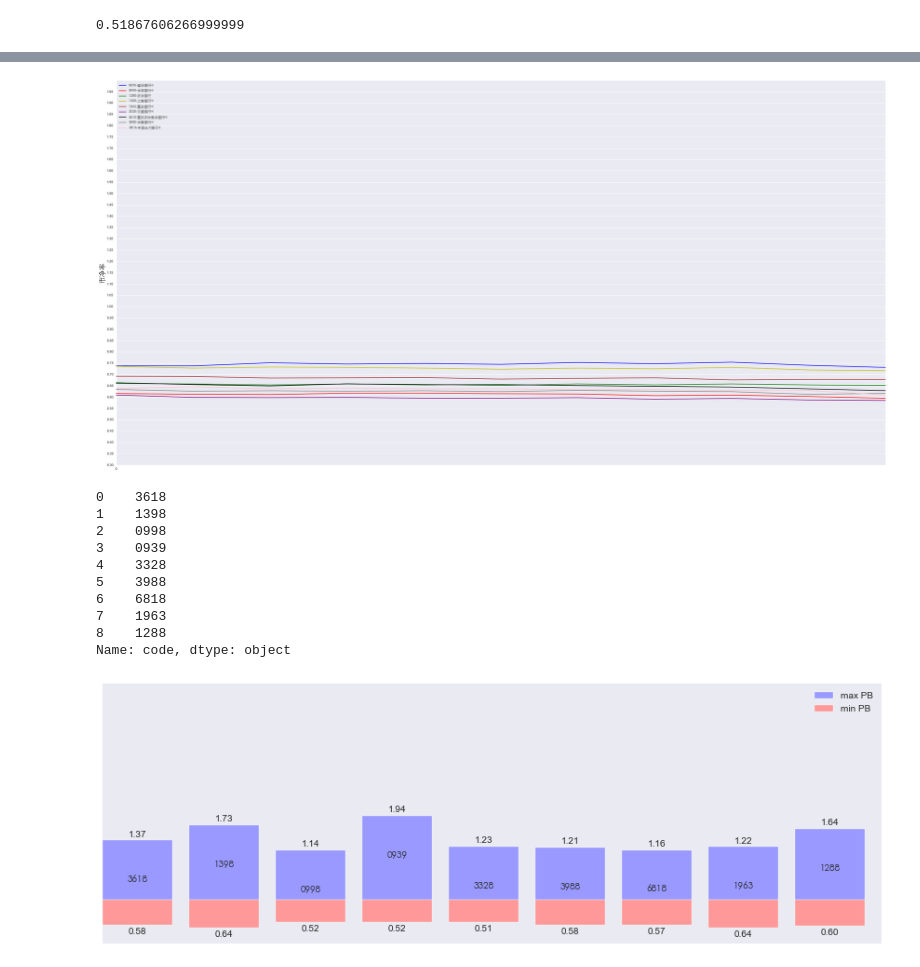
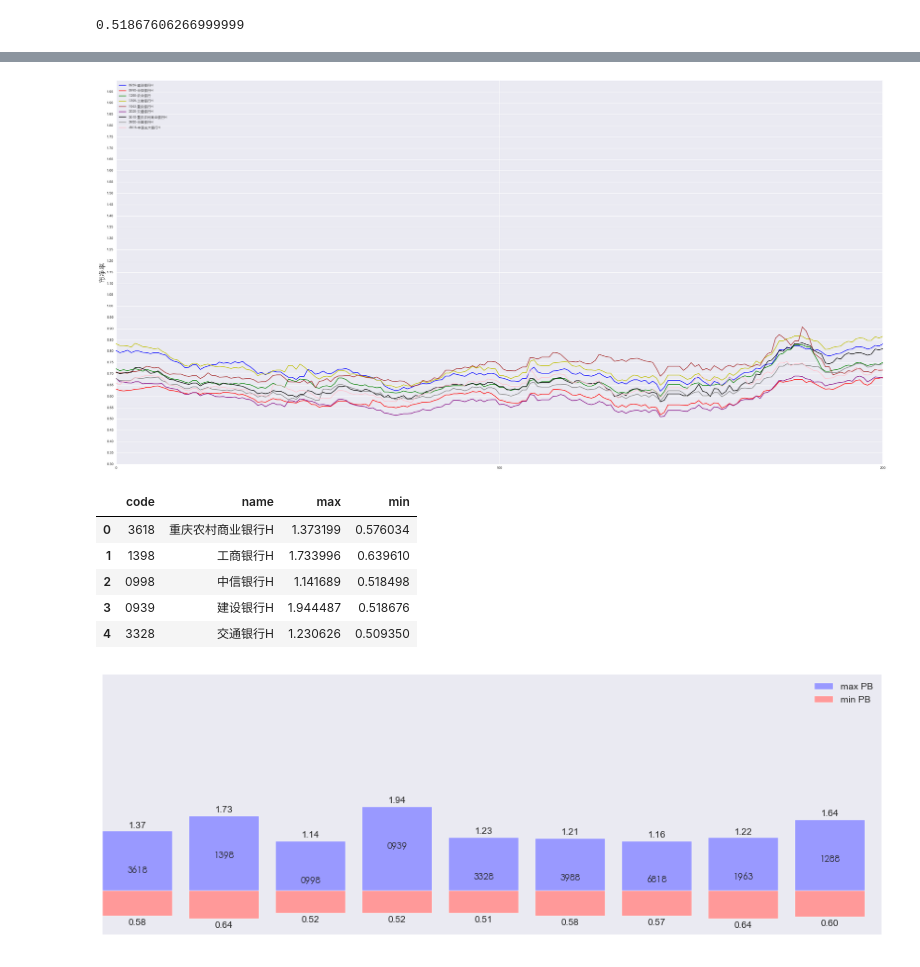
Before and after one commit to Linkding/easybankPB, a Jupyter notebook: plot.ipynb, the cells around one changed output, grey strips where cells are left out. Saved outputs shown, nothing was run; the diff lists cells and outputs as text; code cells hidden in the pictures.

```diff
--- a/plot.ipynb
+++ b/plot.ipynb
@@ -162,27 +160,27 @@ fig.savefig("/Users/Linkding/screenshoot/allHKbank2.png")
 # %%
 
 fig, ax = plt.subplots(figsize=(40,20))
 zhfront =  mpl.font_manager.FontProperties(fname='/System/Library/Fonts/STHeiti Light.ttc')
 ax.set_xticks(np.arange(0, 800, 100))
-ax.set_xlim(0,10)
+ax.set_xlim(0,200)
 ax.set_yticks(np.arange(0.3, 2, 0.05))
 ax.set_ylim(0.3,2)
 ax.set_ylabel(u'市净率',fontproperties=zhfront,fontsize=20)
 ax.plot(merge0939['PB'],color='b',label=u'0939-建设银行H')
 ax.plot(merge0998['PB'],color='r',label=u'0998-中信银行H')
 ax.plot(merge1288['PB'],color='g',label=u'1288-农业银行')
 ax.plot(merge1398['PB'],color='y',label=u'1398-工商银行H')
 ax.plot(merge1963['PB'],color='brown',label=u'1963-重庆银行H')
 ax.plot(merge3328['PB'],color='purple',label=u'3328-交通银行H')
 ax.plot(merge3618['PB'],color='black',label=u'3618-重庆农村商业银行H')
 ax.plot(merge3988['PB'],color='grey',label=u'3988-中国银行H')
 ax.plot(merge6818['PB'],color='pink',label=u'6818-中国光大银行H')
 
 ax.legend(prop=zhfront,loc='upper left');
 
 fig.savefig("/Users/Linkding/screenshoot/allHKbank3.png")
 # %% [output]
-[figure, old version]
+[figure, new version]
 # %%
 with open('banknum.md','r') as f:
     minpb = []
@@ -203,19 +201,15 @@ with open('bankname.md','r') as f:
 # %%
 min_max_data = list(zip(code,bankname,maxpb,minpb))
 minandmaxdata = pd.DataFrame(data=min_max_data,columns=['code','name','max','min'])
-minandmaxdata['code']
-#minandmaxdata.to_csv('min_max_data.csv')
+#minandmaxdata['code']
+minandmaxdata.hE
 # %% [output]
-0    3618
-1    1398
-2    0998
-3    0939
-4    3328
-5    3988
-6    6818
-7    1963
-8    1288
-Name: code, dtype: object
+|  | code | name | max | min |
+| 0 | 3618 | 重庆农村商业银行H | 1.373199 | 0.576034 |
+| 1 | 1398 | 工商银行H | 1.733996 | 0.639610 |
+| 2 | 0998 | 中信银行H | 1.141689 | 0.518498 |
+| 3 | 0939 | 建设银行H | 1.944487 | 0.518676 |
+| 4 | 3328 | 交通银行H | 1.230626 | 0.509350 |
 # %%
 n = len(minandmaxdata)
 X = np.arange(n)
```
Also changed, not shown: parts of 4 cells of this notebook, 19 other files.
